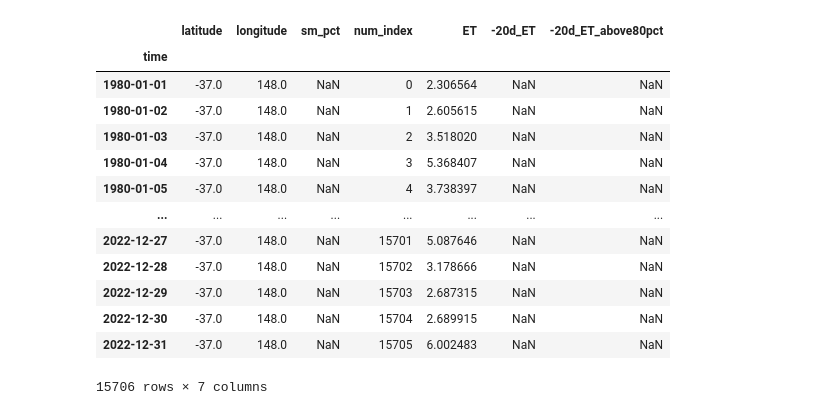
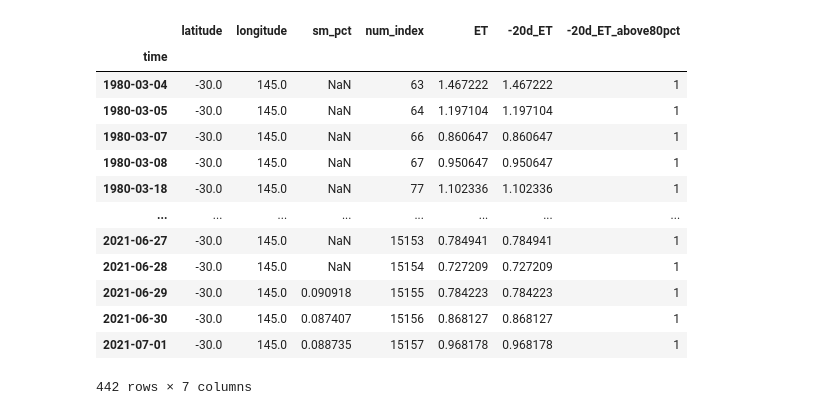
Before and after one commit to aklj1997/unsw_project, a Jupyter notebook: new_fd_instances.ipynb, the cells around one changed output. Saved outputs shown, nothing was run; the diff lists cells and outputs as text; code cells hidden in the pictures.

```diff
--- a/new_fd_instances.ipynb
+++ b/new_fd_instances.ipynb
@@ -15,6 +21,6 @@ awra_dir = '/g/data/fj8/BoM/AWRA/DATA/'
 
 # selecting a time slice and specific latitude and longitude to work on a single grid cell
 time_slice = slice('1980-01-01', '2022-12-31')
-lat_sel = -37
-lon_sel = 148
+lat_sel = -30
+lon_sel = 145
 # %%
@@ -68,16 +78,18 @@ Attributes:
     name:           etot
     standard_name:  etot
 # %%
-# Find the mean ET values in the 20 days before each FD start (could also try min instead of mean)
+# Find the ET values in the 20 days before each FD start
 
-df['ET'] = np.nan #adding new columns
-df['-20d_ET'] = np.nan
-for row in df.index: #index is datetime
-    df.loc[row, 'ET'] = ET.sel(time=row)
-    if ~np.isnan(df.loc[row,'sm_pct']):
+df['ET'] = np.nan #adding new columns called ET and -20_ET
+df['-20d_ET'] = np.nan #assigning nan values to the new columns
+for row in df.index: #index is datetime for the dataframe, so for row in each datetime
+    df.loc[row, 'ET'] = ET.sel(time=row) #the values in df['ET'] will be from ET dataset times
+    if ~np.isnan(df.loc[row,'sm_pct']): #if the flash drought values are not nan
         # Provided we're more than 20 days from the start of the timeseries, find the mean ET from the 20 days before each FD
-        if row -  pd.to_timedelta(20, unit='d') > df.index[0]: #if the row number and 20 days before is larger than the first date
-            df.loc[row, '-20d_ET'] = np.nanmean(df.loc[row-pd.to_timedelta(20, unit='d'):row]['ET'])
+        if row -  pd.to_timedelta(20, unit='d') > df.index[0]: #and if we are 20 days before, but not before the first day of the column
+            df.loc[row-pd.to_timedelta(20, unit='d'):row, '-20d_ET'] = df.loc[row-pd.to_timedelta(20, unit='d'):row]['ET']
+            #then the 20 days before values in the -20d_ET is equal to the 20 day values before to the 20days values before in ET where it matches
+            #with sm_pct is not nan
 df
 # %% [output]
 |  | latitude | longitude | sm_pct | num_index | ET | -20d_ET |
@@ -97,34 +155,31 @@ df
 # %%
-# Find the dates that have a FD start, and where the mean ET in the 20 days before was >= 80% of the climatological ET
+# Find the dates that have a FD start, and where the ET in the 20 days before was >= 80% of the climatological ET
 
-# First get climatology of ET - here I create a monthly climatology, but you can change it to be
-# a day of year or seasonal climatology if you want. Alternatively, if you want to be really specific, you can create
-# a climatology of every 20-day period your checking.
-clim_mon = df['ET'].groupby(df.index.month).mean()
+# First get climatology of ET - grouped by dayofyear (takes values from the ET column
+clim_doy = df['ET'].groupby(df.index.dayofyear).mean()
 
 # Create a binary column that tells us whether the ET of the prior 20 days was more than 80% of the climatological value
-df['-20d_ET_above80pct'] = np.nan
-df['-20d_ET_above80pct'] = np.nan
+df['-20d_ET_above80pct'] = 0
 for row in df.index:
-    clim_value = clim_mon[row.month]
-    # Check if -20day mean is above monthly clim value
-    if ~np.isnan(df.loc[row,'-20d_ET']):
-        if df.loc[row,'-20d_ET'] >= clim_value*0.8:
-            df.loc[row,'-20d_ET_above80pct'] = 1
+    clim_value = clim_doy[row.dayofyear] #access the clim values in each row?
+    # Check if -20day mean is above doy clim value
+    if ~np.isnan(df.loc[row,'-20d_ET']): #if the ET value is not nan. ie. it is within a 20 day period before a FD
+        if df.loc[row,'-20d_ET'] >= clim_value*0.8: #if above 0.8*clim
+            df.loc[row,'-20d_ET_above80pct'] = 1 #then it is equal to 1
 
-df
+df.loc[df['-20d_ET_above80pct']==1] #check if there are any periods that meet the criteria
 # %% [output]
 |  | latitude | longitude | sm_pct | num_index | ET | -20d_ET | -20d_ET_above80pct |
 | time |  |  |  |  |  |  |  |
-| 1980-01-01 | -37.0 | 148.0 | NaN | 0 | 2.306564 | NaN | NaN |
-| 1980-01-02 | -37.0 | 148.0 | NaN | 1 | 2.605615 | NaN | NaN |
-| 1980-01-03 | -37.0 | 148.0 | NaN | 2 | 3.518020 | NaN | NaN |
-| 1980-01-04 | -37.0 | 148.0 | NaN | 3 | 5.368407 | NaN | NaN |
-| 1980-01-05 | -37.0 | 148.0 | NaN | 4 | 3.738397 | NaN | NaN |
+| 1980-03-04 | -30.0 | 145.0 | NaN | 63 | 1.467222 | 1.467222 | 1 |
+| 1980-03-05 | -30.0 | 145.0 | NaN | 64 | 1.197104 | 1.197104 | 1 |
+| 1980-03-07 | -30.0 | 145.0 | NaN | 66 | 0.860647 | 0.860647 | 1 |
+| 1980-03-08 | -30.0 | 145.0 | NaN | 67 | 0.950647 | 0.950647 | 1 |
+| 1980-03-18 | -30.0 | 145.0 | NaN | 77 | 1.102336 | 1.102336 | 1 |
 | ... | ... | ... | ... | ... | ... | ... | ... |
-| 2022-12-27 | -37.0 | 148.0 | NaN | 15701 | 5.087646 | NaN | NaN |
-| 2022-12-28 | -37.0 | 148.0 | NaN | 15702 | 3.178666 | NaN | NaN |
-| 2022-12-29 | -37.0 | 148.0 | NaN | 15703 | 2.687315 | NaN | NaN |
-| 2022-12-30 | -37.0 | 148.0 | NaN | 15704 | 2.689915 | NaN | NaN |
-| 2022-12-31 | -37.0 | 148.0 | NaN | 15705 | 6.002483 | NaN | NaN |
+| 2021-06-27 | -30.0 | 145.0 | NaN | 15153 | 0.784941 | 0.784941 | 1 |
+| 2021-06-28 | -30.0 | 145.0 | NaN | 15154 | 0.727209 | 0.727209 | 1 |
+| 2021-06-29 | -30.0 | 145.0 | 0.090918 | 15155 | 0.784223 | 0.784223 | 1 |
+| 2021-06-30 | -30.0 | 145.0 | 0.087407 | 15156 | 0.868127 | 0.868127 | 1 |
+| 2021-07-01 | -30.0 | 145.0 | 0.088735 | 15157 | 0.968178 | 0.968178 | 1 |
-15706 rows × 7 columns
+442 rows × 7 columns
```
Also changed, not shown: parts of 22 cells of this notebook.
